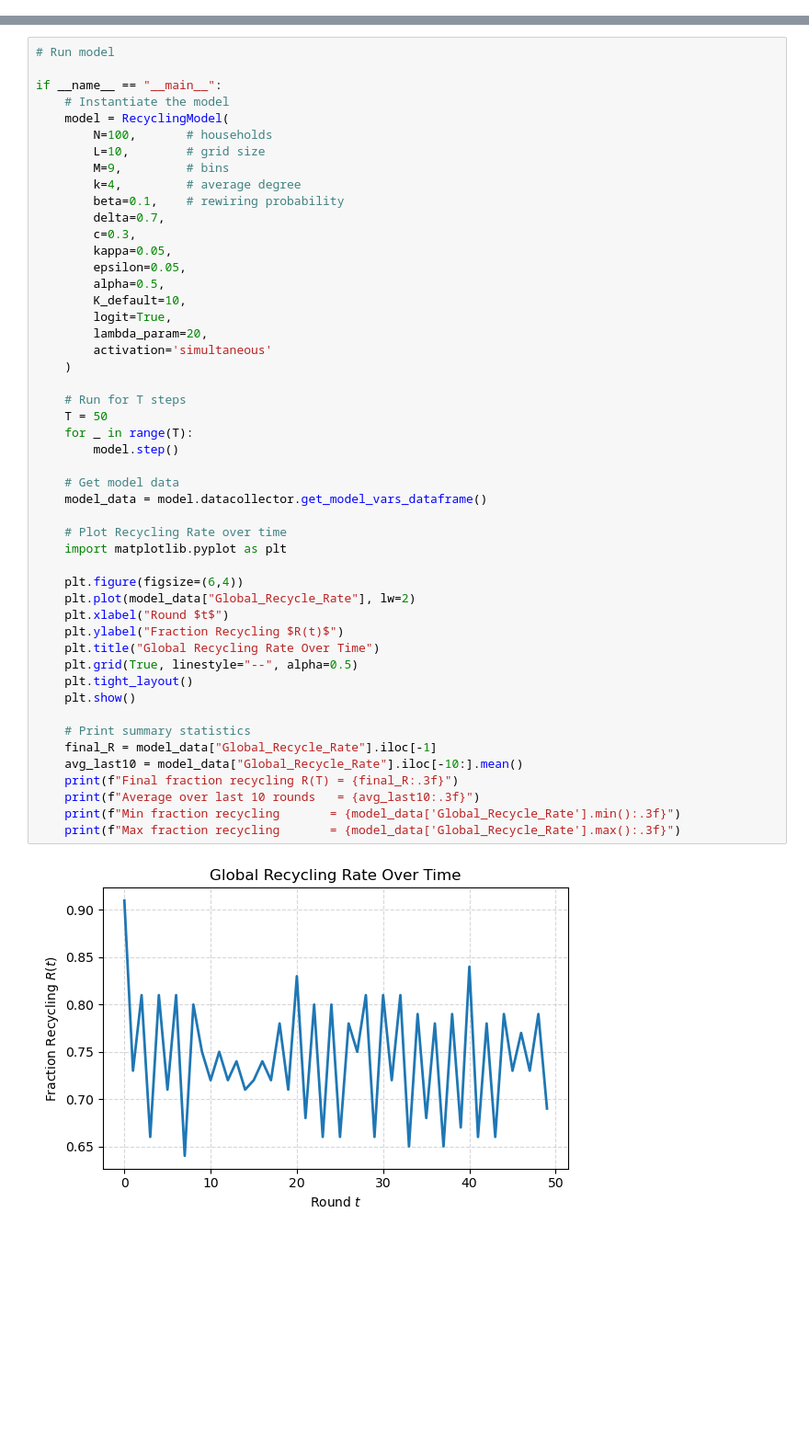
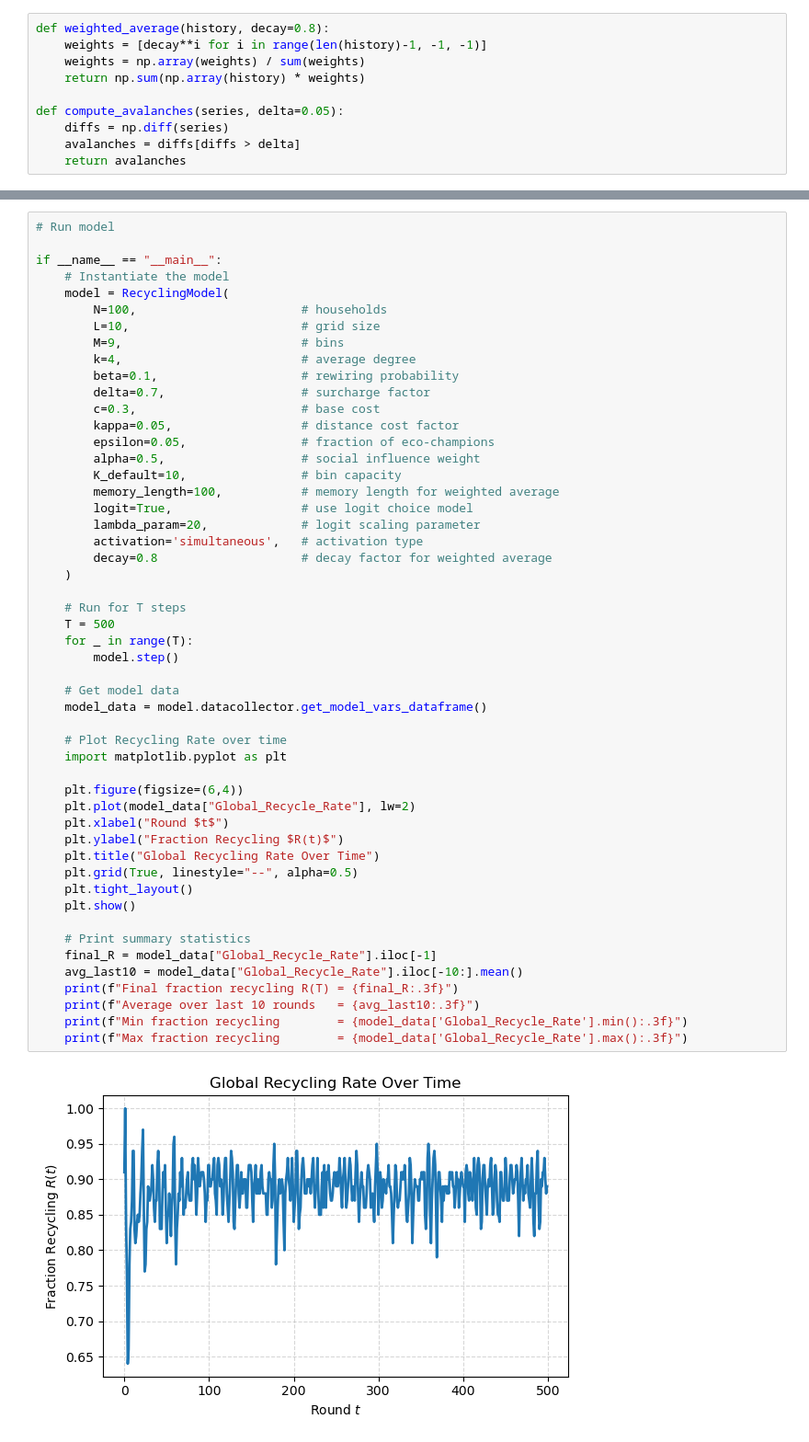
Before and after one commit to francescotiepolo/ABM_assignment, a Jupyter notebook: Draft notebook.ipynb, the cells around one changed output, grey strips where cells are left out. Shown at 92% size. Cells and saved outputs as stored; diff of their text form; blank space fills up the shorter version.

Commit message:
added memory and avalanche analysis

```diff
--- a/Draft notebook.ipynb
+++ b/Draft notebook.ipynb
@@ -11,6 +13,16 @@ seed = 133
 
 np.random.seed(seed)
 random.seed(seed)
+# %%
+def weighted_average(history, decay=0.8):
+    weights = [decay**i for i in range(len(history)-1, -1, -1)]
+    weights = np.array(weights) / sum(weights)
+    return np.sum(np.array(history) * weights)
+
+def compute_avalanches(series, delta=0.05):
+    diffs = np.diff(series)
+    avalanches = diffs[diffs > delta]
+    return avalanches
 # %%
 class Household(Agent):
     """
@@ -257,48 +281,50 @@ class RecyclingModel(Model):
 if __name__ == "__main__":
     # Instantiate the model
     model = RecyclingModel(
-        N=100,       # households
-        L=10,        # grid size
-        M=9,         # bins
-        k=4,         # average degree
-        beta=0.1,    # rewiring probability
-        delta=0.7,
-        c=0.3,
-        kappa=0.05,
-        epsilon=0.05,
-        alpha=0.5,
-        K_default=10,
-        logit=True,
-        lambda_param=20,
-        activation='simultaneous'
+        N=100,                       # households
+        L=10,                        # grid size
+        M=9,                         # bins
+        k=4,                         # average degree
+        beta=0.1,                    # rewiring probability
+        delta=0.7,                   # surcharge factor
+        c=0.3,                       # base cost
+        kappa=0.05,                  # distance cost factor
+        epsilon=0.05,                # fraction of eco-champions
+        alpha=0.5,                   # social influence weight
+        K_default=10,                # bin capacity
+        memory_length=100,           # memory length for weighted average
+        logit=True,                  # use logit choice model
+        lambda_param=20,             # logit scaling parameter
+        activation='simultaneous',   # activation type
+        decay=0.8                    # decay factor for weighted average
     )
 
     # Run for T steps
-    T = 50
+    T = 500
     for _ in range(T):
         model.step()
 
     # Get model data
     model_data = model.datacollector.get_model_vars_dataframe()
 
     # Plot Recycling Rate over time
     import matplotlib.pyplot as plt
 
     plt.figure(figsize=(6,4))
     plt.plot(model_data["Global_Recycle_Rate"], lw=2)
     plt.xlabel("Round $t$")
     plt.ylabel("Fraction Recycling $R(t)$")
     plt.title("Global Recycling Rate Over Time")
     plt.grid(True, linestyle="--", alpha=0.5)
     plt.tight_layout()
     plt.show()
 
     # Print summary statistics
     final_R = model_data["Global_Recycle_Rate"].iloc[-1]
     avg_last10 = model_data["Global_Recycle_Rate"].iloc[-10:].mean()
     print(f"Final fraction recycling R(T) = {final_R:.3f}")
     print(f"Average over last 10 rounds   = {avg_last10:.3f}")
-    print(f"Min fraction recycling       = {model_data['Global_Recycle_Rate'].min():.3f}")
-    print(f"Max fraction recycling       = {model_data['Global_Recycle_Rate'].max():.3f}")
+    print(f"Min fraction recycling        = {model_data['Global_Recycle_Rate'].min():.3f}")
+    print(f"Max fraction recycling        = {model_data['Global_Recycle_Rate'].max():.3f}")
 # %% [output]
-[figure, old version]
+[figure, new version]
```
Also changed, not shown: parts of 4 cells of this notebook.
